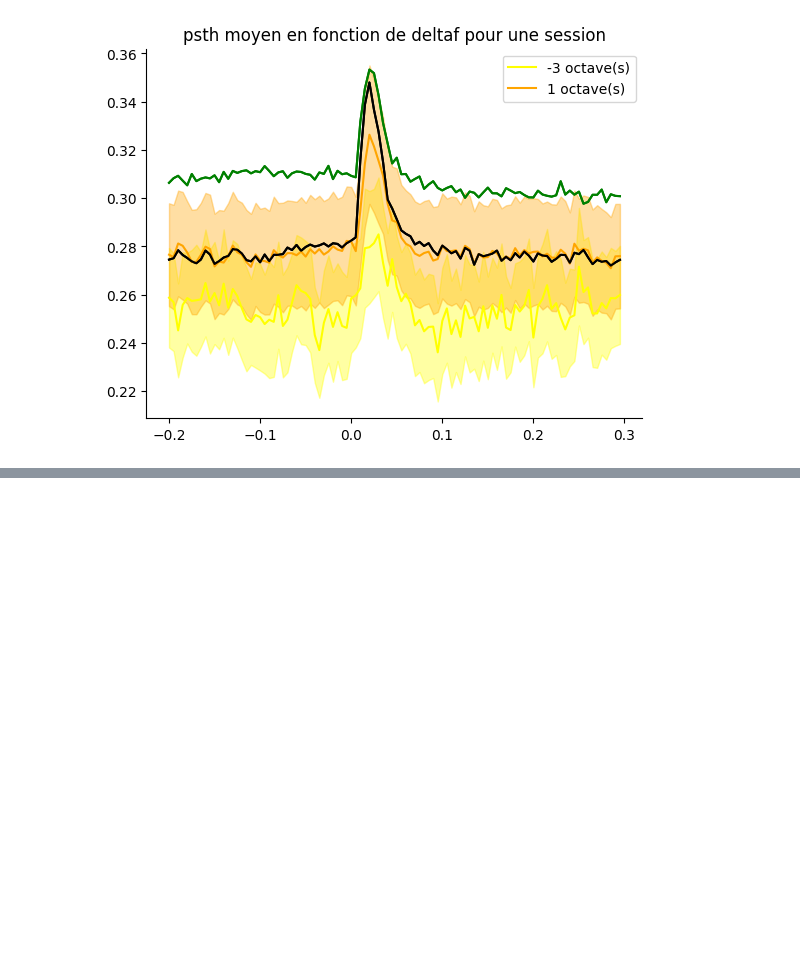
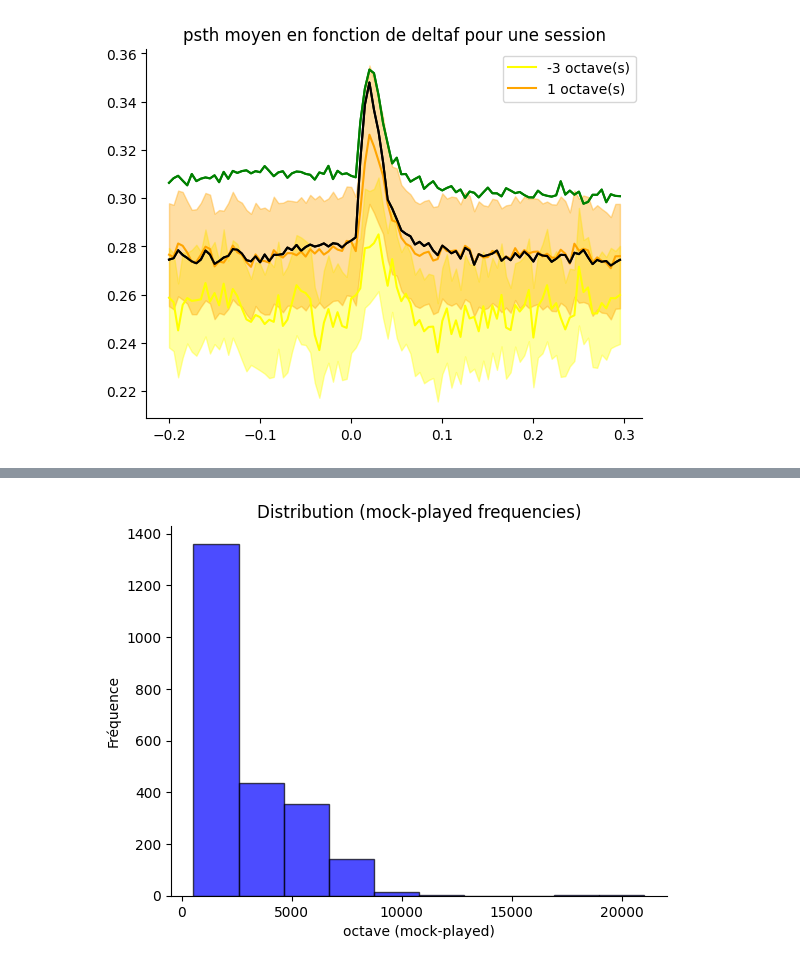
Before and after one commit to felicielevinton/analysebingobike, a Jupyter notebook: delta_frequency.ipynb, the cells around one changed output, grey strips where cells are left out. Drawn from its saved outputs; the diff is of its cells as text; code cells hidden in the pictures; blank space fills up the shorter version.

```diff
--- a/delta_frequency.ipynb
+++ b/delta_frequency.ipynb
@@ -133,0 +203,4 @@ print(len(tracking_[0]), len(delta_f_), len(playback_[0]))
+# %%
+plot_distribution(tones_sup_1, 10)
+# %% [output]
+[figure, added]
```
Also changed, not shown: parts of 14 cells of this notebook, 2 other files.
